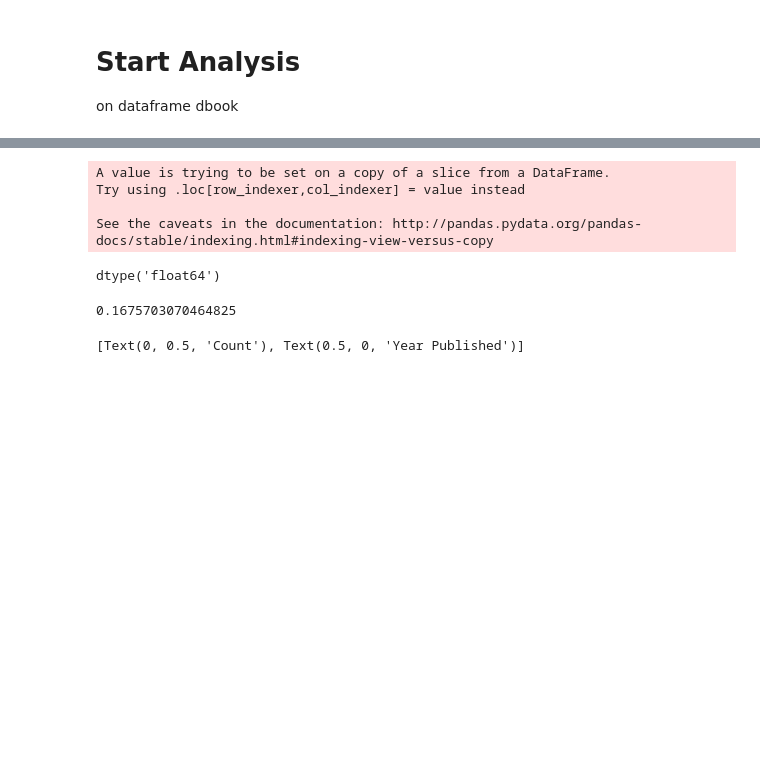
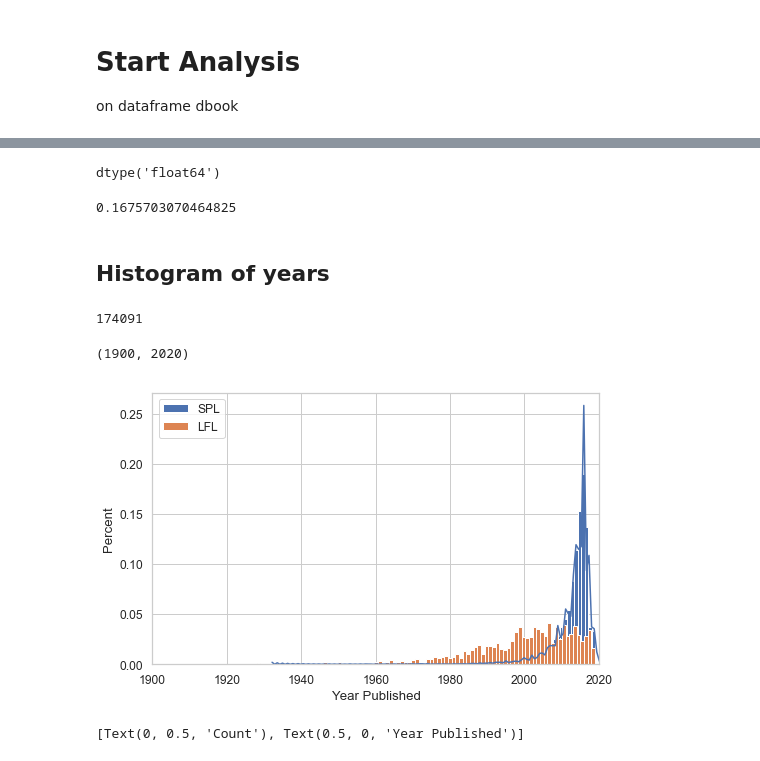
Before and after one commit to amckennafoster/seattle-littlefreelibrary, a Jupyter notebook: code/Get SPL Book Data.ipynb, the cells around one changed output, grey strips where cells are left out. Cells and saved outputs as stored; diff of their text form; code cells hidden in the pictures; blank space fills up the shorter version.

```diff
--- a/code/Get SPL Book Data.ipynb
+++ b/code/Get SPL Book Data.ipynb
@@ -265,6 +268,9 @@ dfbook.head()
 # %% [markdown]
 # Start Analysis
 on dataframe dbook
+# %%
+#Open a previous CSV THEN SKIP TO ANALYSIS
+dfbook = pd.read_csv('SPL-dfbook.csv',encoding='utf-8')
 # %%
 #Get a csv of the unique year values to look at problem values
 dfyears = dfbook.publicationyear.unique()
@@ -313,16 +303,42 @@ Name: publicationyear, dtype: object
 dfbook['publicationyear'] = pd.to_numeric(extr)
 dfbook['publicationyear'].dtype
 # %% [output]
-A value is trying to be set on a copy of a slice from a DataFrame.
-Try using .loc[row_indexer,col_indexer] = value instead
-
-See the caveats in the documentation: http://pandas.pydata.org/pandas-docs/stable/indexing.html#indexing-view-versus-copy
+dtype('float64')
-dtype('float64')
 # %%
 #What percent are Nan?
 dfbook['publicationyear'].isnull().sum() / len(dfbook)
 # %% [output]
 0.1675703070464825
+# %% [markdown]
+## Histogram of years
+# %%
+#Open LFL year data
+lflyear = pd.read_csv('LFL-books-years.csv',encoding='utf-8')
+# %%
+#Set up a dataset with years going back as far as LFLs
+dfbookyr = dfbook.loc[dfbook['publicationyear']>1927]
+print(len(dfbookyr))
+dfbookyr.head()
+# %% [output]
+174091
+# %%
+#'Density' Histogram of year published using mtlabplot (change kde to false for counts, or to get rid of gaussian line, change norm_hist to True)
+#yrhist = bks['yrpub'].plot.hist(bins=50)
+#Same thing using seaborn
+sns.set(style='whitegrid', palette="deep", font_scale=1.1, rc={"figure.figsize": [8, 5]})
+
+#SPL
+p1= sns.distplot(
+    dfbookyr['publicationyear'], norm_hist=False, kde=True, bins=92, hist_kws={"alpha": 1}).set(xlabel='Year Published', ylabel='Percent')
+#LFL
+p1= sns.distplot(
+    lflyear['yrpub'], norm_hist=True, kde=False, bins=92, hist_kws={"alpha": 1}).set(xlabel='Year Published', ylabel='Percent')
+
+plt.legend(labels=['SPL','LFL'])
+plt.xlim(1900, 2020)
+# %% [output]
+(1900, 2020)
+[figure, added]
 # %%
 #Histogram of year published using mtlabplot
 #yrhist = bks['yrpub'].plot.hist(bins=50)
```
Also changed, not shown: parts of 3 cells of this notebook, 1 other file.
